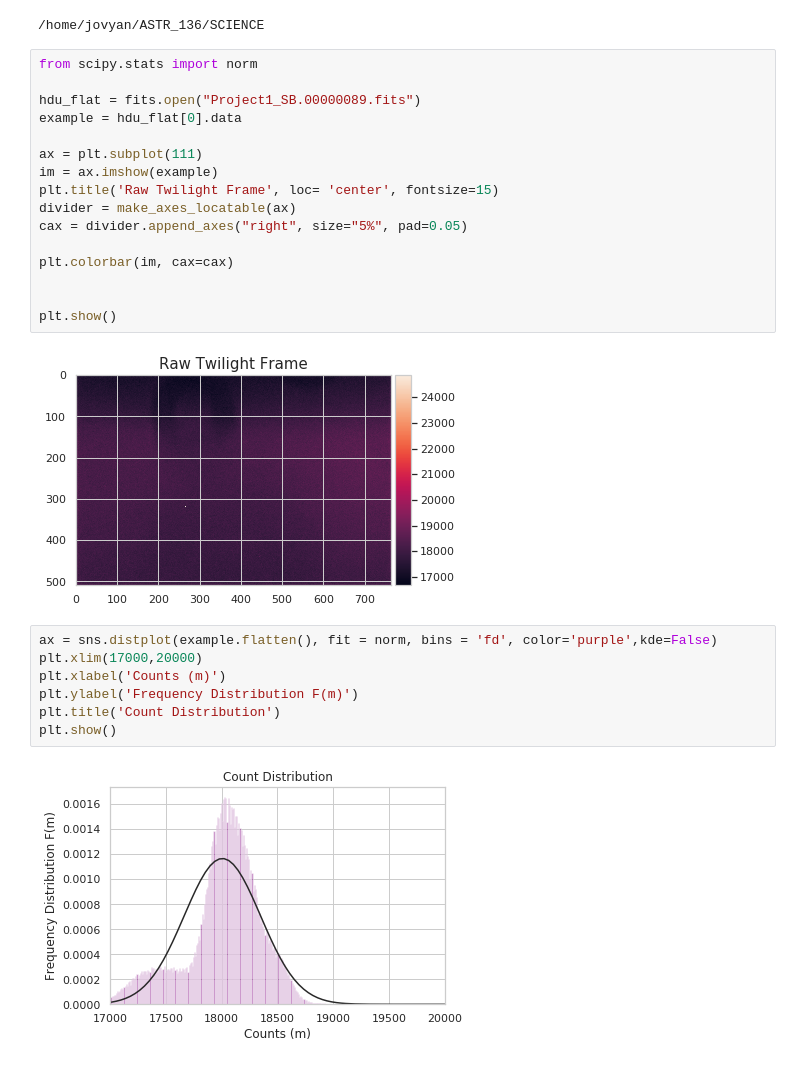
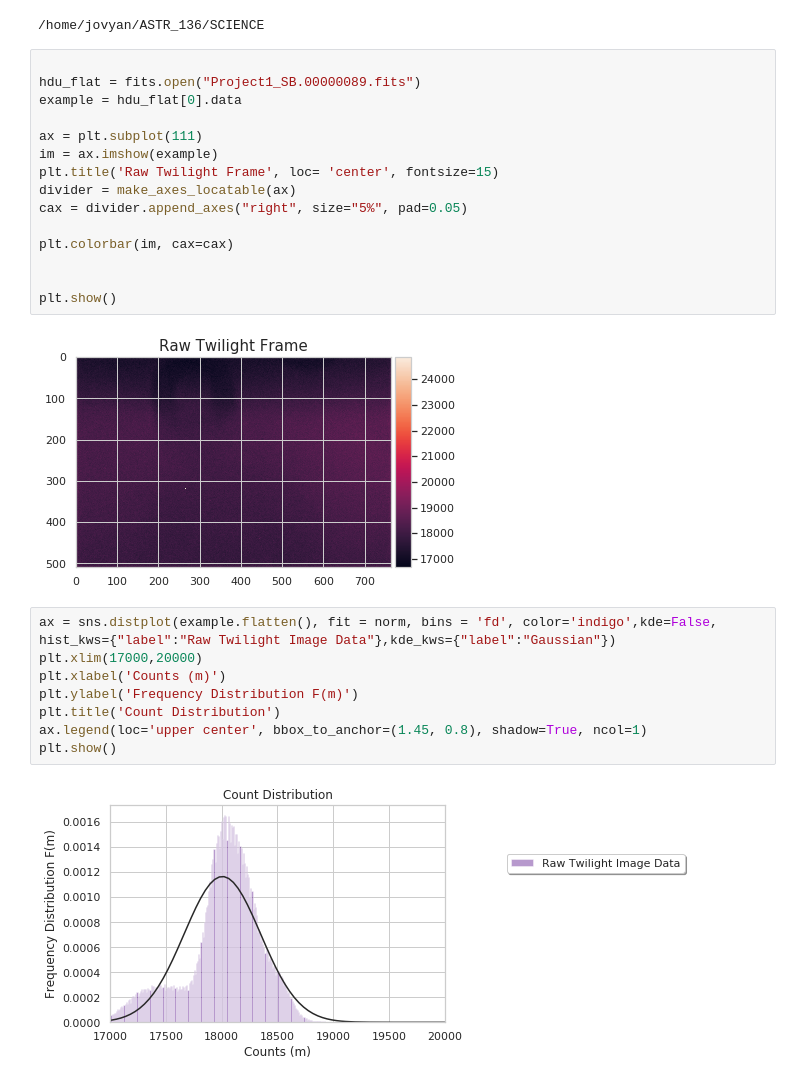
Before and after one commit to spausanc/ASTR-136-Twilight-Sky, a Jupyter notebook: Sky_Brightness.ipynb, the cells around one changed output. Saved outputs shown, nothing was run; the diff lists cells and outputs as text.

```diff
--- a/Sky_Brightness.ipynb
+++ b/Sky_Brightness.ipynb
@@ -278,7 +282,6 @@ cd SCIENCE
 # %% [output]
 /home/jovyan/ASTR_136/SCIENCE
 # %%
-from scipy.stats import norm
 
 hdu_flat = fits.open("Project1_SB.00000089.fits")
 example = hdu_flat[0].data
@@ -296,11 +299,12 @@ plt.show()
 # %% [output]
 [figure]
 # %%
-ax = sns.distplot(example.flatten(), fit = norm, bins = 'fd', color='purple',kde=False)
+ax = sns.distplot(example.flatten(), fit = norm, bins = 'fd', color='indigo',kde=False, hist_kws={"label":"Raw Twilight Image Data"},kde_kws={"label":"Gaussian"})
 plt.xlim(17000,20000)
 plt.xlabel('Counts (m)')
 plt.ylabel('Frequency Distribution F(m)')
 plt.title('Count Distribution')
+ax.legend(loc='upper center', bbox_to_anchor=(1.45, 0.8), shadow=True, ncol=1)
 plt.show()
 # %% [output]
-[figure, old version]
+[figure, new version]
```
Also changed, not shown: parts of 6 cells of this notebook.
